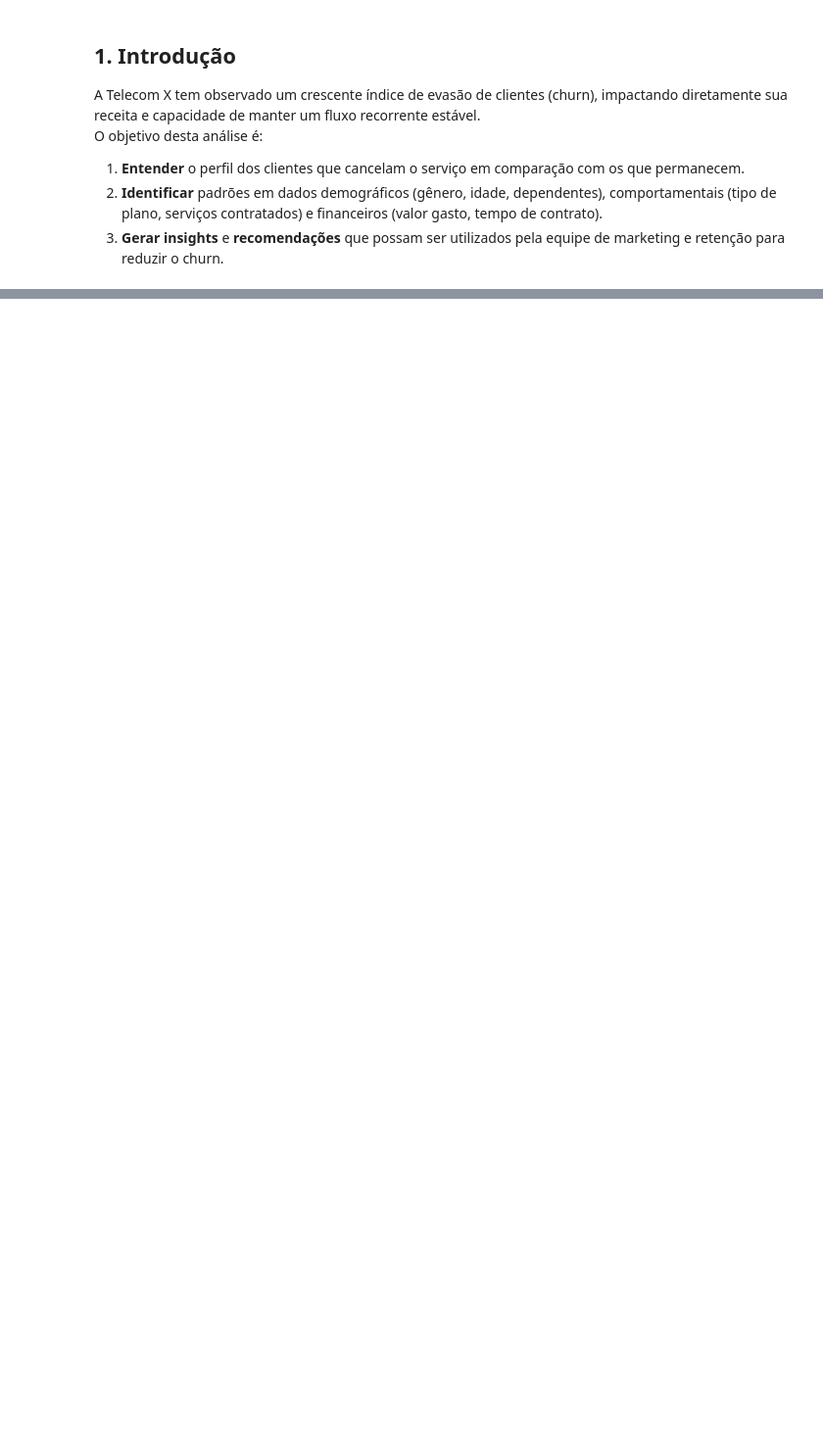
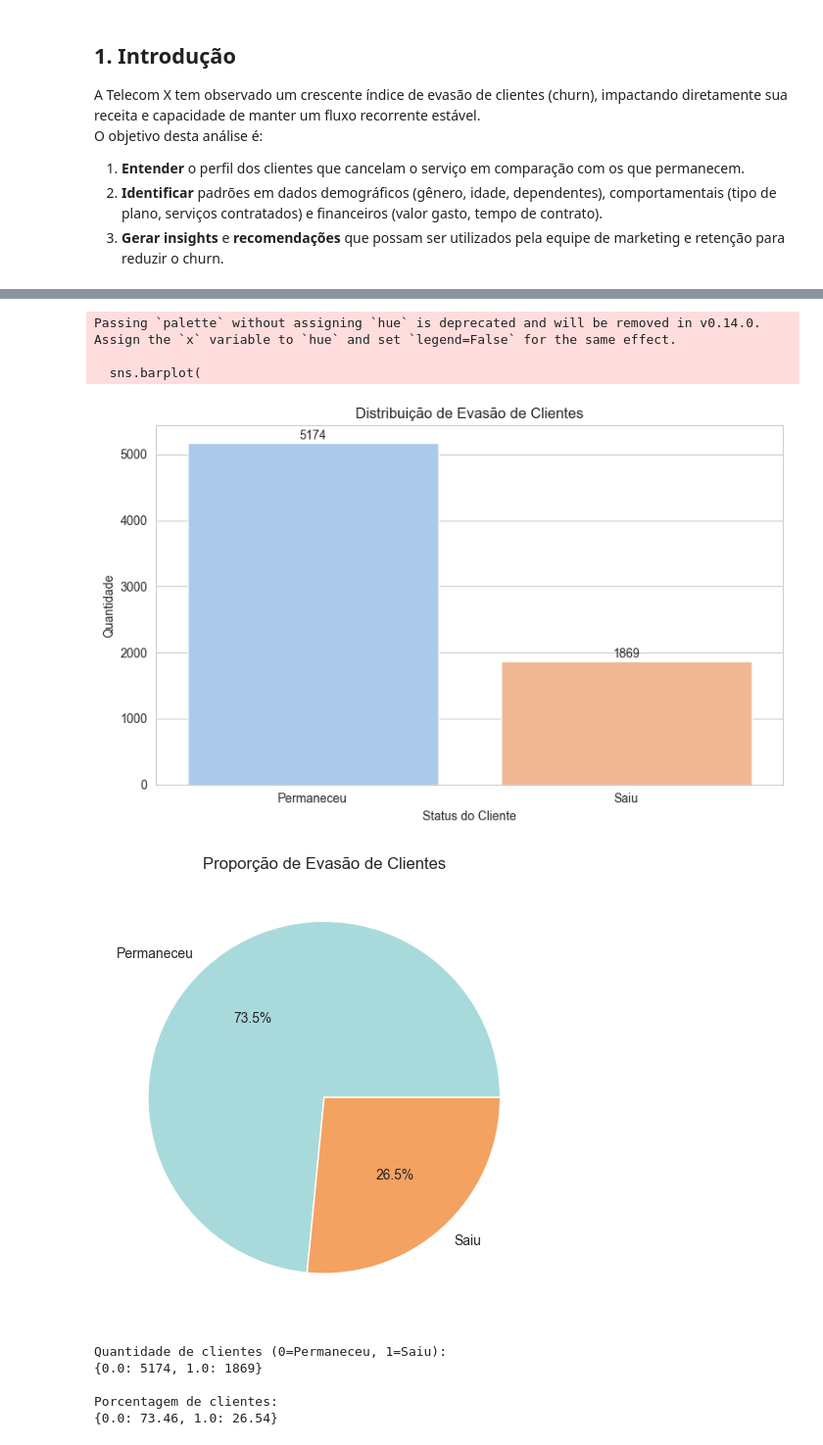
Before and after one commit to MRCahu/telecom-churn-analysis, a Jupyter notebook: TelecomX_Churn_Analysis.ipynb, the cells around one changed output, grey strips where cells are left out. Shown: that part at 98% size. Saved outputs shown, nothing was run; the diff lists cells and outputs as text; code cells hidden in the pictures; blank space fills up the shorter version.

```diff
--- a/TelecomX_Churn_Analysis.ipynb
+++ b/TelecomX_Churn_Analysis.ipynb
@@ -39,0 +92,48 @@ df.head(3)
+# %%
+# 3.1. Distribuição geral de Evasão (churn)
+churn_counts = df["Evasao"].value_counts().sort_index()
+churn_percent = churn_counts / churn_counts.sum() * 100
+
+# Gráfico de Barras
+plt.figure()
+sns.barplot(
+    x=churn_counts.index.map({0: "Permaneceu", 1: "Saiu"}),
+    y=churn_counts.values,
+    palette="pastel"
+)
+plt.title("Distribuição de Evasão de Clientes")
+plt.xlabel("Status do Cliente")
+plt.ylabel("Quantidade")
+for i, count in enumerate(churn_counts.values):
+    plt.text(i, count + churn_counts.max()*0.01, f"{count}", ha="center")
+plt.tight_layout()
+plt.show()
+
+# Gráfico de Pizza
+plt.figure()
+plt.pie(
+    churn_counts.values,
+    labels=churn_counts.index.map({0: "Permaneceu", 1: "Saiu"}),
+    autopct="%1.1f%%",
+    colors=["#a8dadc", "#f4a261"]
+)
+plt.title("Proporção de Evasão de Clientes")
+plt.tight_layout()
+plt.show()
+
+# Imprimir contagens e porcentagens
+print("Quantidade de clientes (0=Permaneceu, 1=Saiu):")
+print(churn_counts.to_dict())
+print("\nPorcentagem de clientes:")
+print(churn_percent.round(2).to_dict())
+# %% [output]
+Passing `palette` without assigning `hue` is deprecated and will be removed in v0.14.0. Assign the `x` variable to `hue` and set `legend=False` for the same effect.
+
+  sns.barplot(
+[figure, added]
+[figure, added]
+Quantidade de clientes (0=Permaneceu, 1=Saiu):
+{0.0: 5174, 1.0: 1869}
+
+Porcentagem de clientes:
+{0.0: 73.46, 1.0: 26.54}
```
Also changed, not shown: parts of 17 cells of this notebook, 2 other files.
